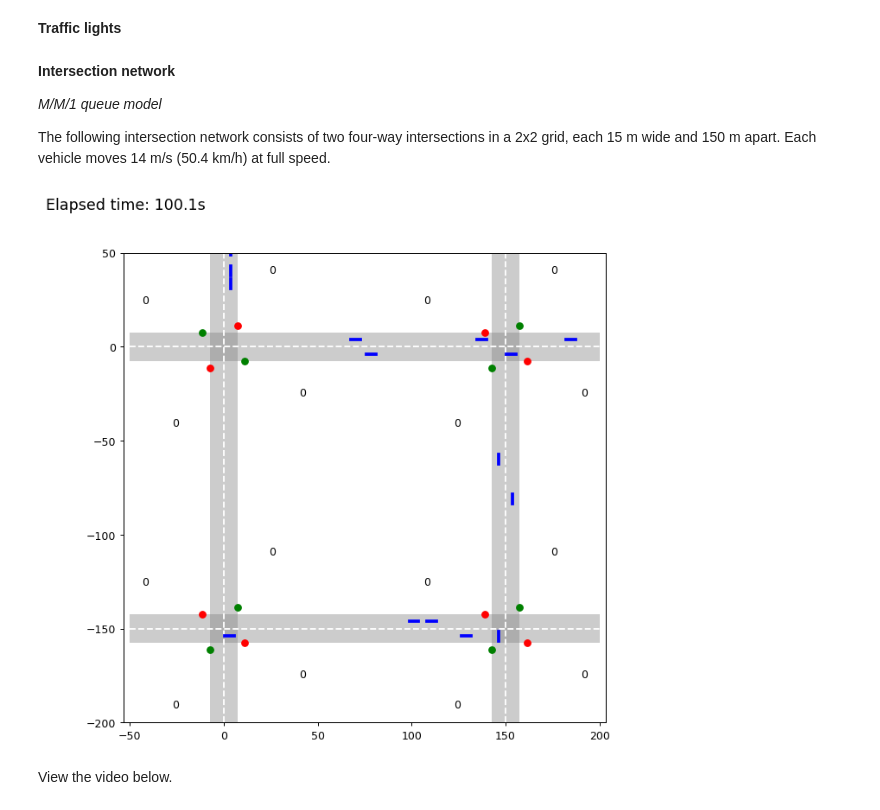
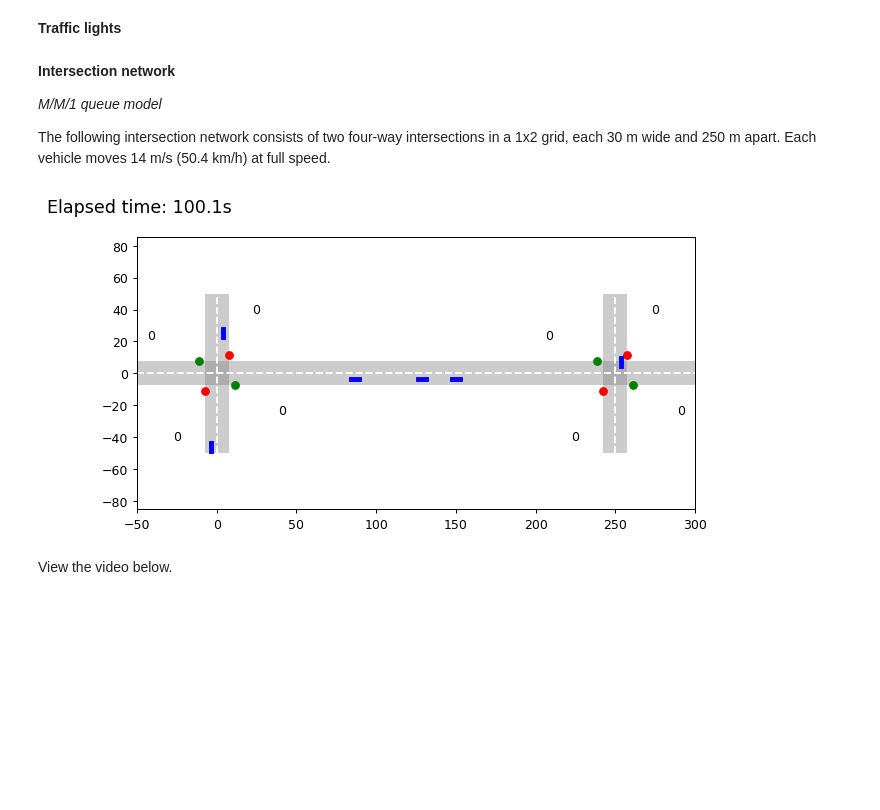
Before and after one commit to KingJohanna/vehicle-traffic-congestion-control, a Jupyter notebook: Simulation_1x2.ipynb, the cells around one changed output. Cells and saved outputs as stored; diff of their text form; code cells hidden in the pictures; blank space fills up the shorter version.

```diff
--- a/Simulation_1x2.ipynb
+++ b/Simulation_1x2.ipynb
@@ -10,24 +22,12 @@ from IPython.display import HTML
 # %%
-adaptive_ew11 = AdaptiveTrafficLight()
-adaptive_ew11.initialize(sensor_depth=8, rule=1)
+adaptive_ew1 = AdaptiveTrafficLight()
+adaptive_ew1.initialize(sensor_depth=8, rule=1)
 
-adaptive_ns11 = TrafficLightMirror()
-adaptive_ns11.initialize(traffic_light=adaptive_ew11)
+adaptive_ns1 = TrafficLightMirror()
+adaptive_ns1.initialize(traffic_light=adaptive_ew1)
 
-adaptive_ew12 = AdaptiveTrafficLight()
-adaptive_ew12.initialize(sensor_depth=8, rule=1)
+adaptive_ew2 = AdaptiveTrafficLight()
+adaptive_ew2.initialize(sensor_depth=8, rule=1)
 
-adaptive_ns12 = TrafficLightMirror()
-adaptive_ns12.initialize(traffic_light=adaptive_ew12)
-
-adaptive_ew21 = AdaptiveTrafficLight()
-adaptive_ew21.initialize(sensor_depth=8, rule=1)
-
-adaptive_ns21 = TrafficLightMirror()
-adaptive_ns21.initialize(traffic_light=adaptive_ew21)
-
-adaptive_ew22 = AdaptiveTrafficLight()
-adaptive_ew22.initialize(sensor_depth=8, rule=1)
-
-adaptive_ns22 = TrafficLightMirror()
-adaptive_ns22.initialize(traffic_light=adaptive_ew22)
+adaptive_ns2 = TrafficLightMirror()
+adaptive_ns2.initialize(traffic_light=adaptive_ew2)
@@ -36,23 +48,19 @@ adaptive_ns22.initialize(traffic_light=adaptive_ew22)
 
 *M/M/1 queue model*
 
-The following intersection network consists of two four-way intersections in a 2x2 grid, each 15 m wide and 150 m apart. Each vehicle moves 14 m/s (50.4 km/h) at full speed.
+The following intersection network consists of two four-way intersections in a 1x2 grid, each 30 m wide and 250 m apart. Each vehicle moves 14 m/s (50.4 km/h) at full speed.
 # %%
 network_1 = Model1.IntersectionNetworkSimulator()
-network_1.initialize(grid_dimensions=(2,2), grid_distance=150)
+network_1.initialize(grid_dimensions=(1,2), grid_distance=250)
 network_1.set_queue_rate_parameters(grid_ind=(0,0), avg_departure_time=2, avg_arrival_time_n=10, avg_arrival_time_s=10, avg_arrival_time_e=10)
 network_1.set_queue_rate_parameters(grid_ind=(0,1), avg_departure_time=2, avg_arrival_time_n=10, avg_arrival_time_s=10, avg_arrival_time_w=10)
-network_1.set_queue_rate_parameters(grid_ind=(1,0), avg_departure_time=2, avg_arrival_time_n=10, avg_arrival_time_s=10, avg_arrival_time_e=10)
-network_1.set_queue_rate_parameters(grid_ind=(1,1), avg_departure_time=2, avg_arrival_time_n=10, avg_arrival_time_s=10, avg_arrival_time_w=10)
-network_1.set_traffic_lights(grid_ind=(0,0), traffic_light_ns=adaptive_ns11, traffic_light_ew=adaptive_ew11)
-network_1.set_traffic_lights(grid_ind=(0,1), traffic_light_ns=adaptive_ns12, traffic_light_ew=adaptive_ew12)
-network_1.set_traffic_lights(grid_ind=(1,0), traffic_light_ns=adaptive_ns21, traffic_light_ew=adaptive_ew21)
-network_1.set_traffic_lights(grid_ind=(1,1), traffic_light_ns=adaptive_ns22, traffic_light_ew=adaptive_ew22)
+network_1.set_traffic_lights(grid_ind=(0,0), traffic_light_ns=adaptive_ns1, traffic_light_ew=adaptive_ew1)
+network_1.set_traffic_lights(grid_ind=(0,1), traffic_light_ns=adaptive_ns2, traffic_light_ew=adaptive_ew2)
 network_1.set_observable_intersections(grid_inds=network_1.grid_inds)
 # %%
-network_1.simulate(delta_t=0.1, end_time=100, animate=True, fig_width=8, file_name="figs/simulation_2x2.mp4", speed=1)
+network_1.simulate(delta_t=0.1, end_time=100, animate=True, fig_width=8, file_name="figs/simulation_1x2.mp4", speed=1)
 # %% [output]
-[figure, old version]
+[figure, new version]
 # %% [markdown]
 View the video below.
 # %%
```
Also changed, not shown: parts of 12 cells of this notebook, 6 other files.
